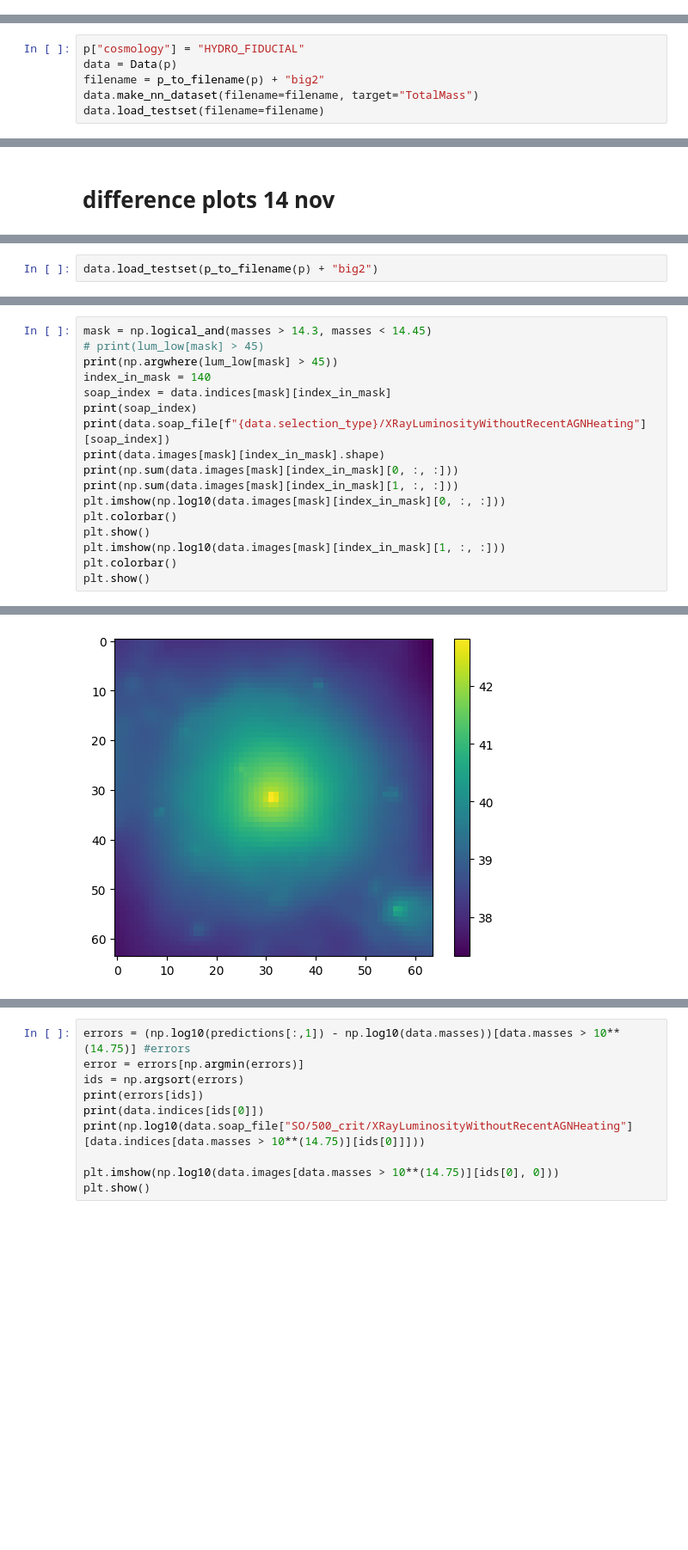
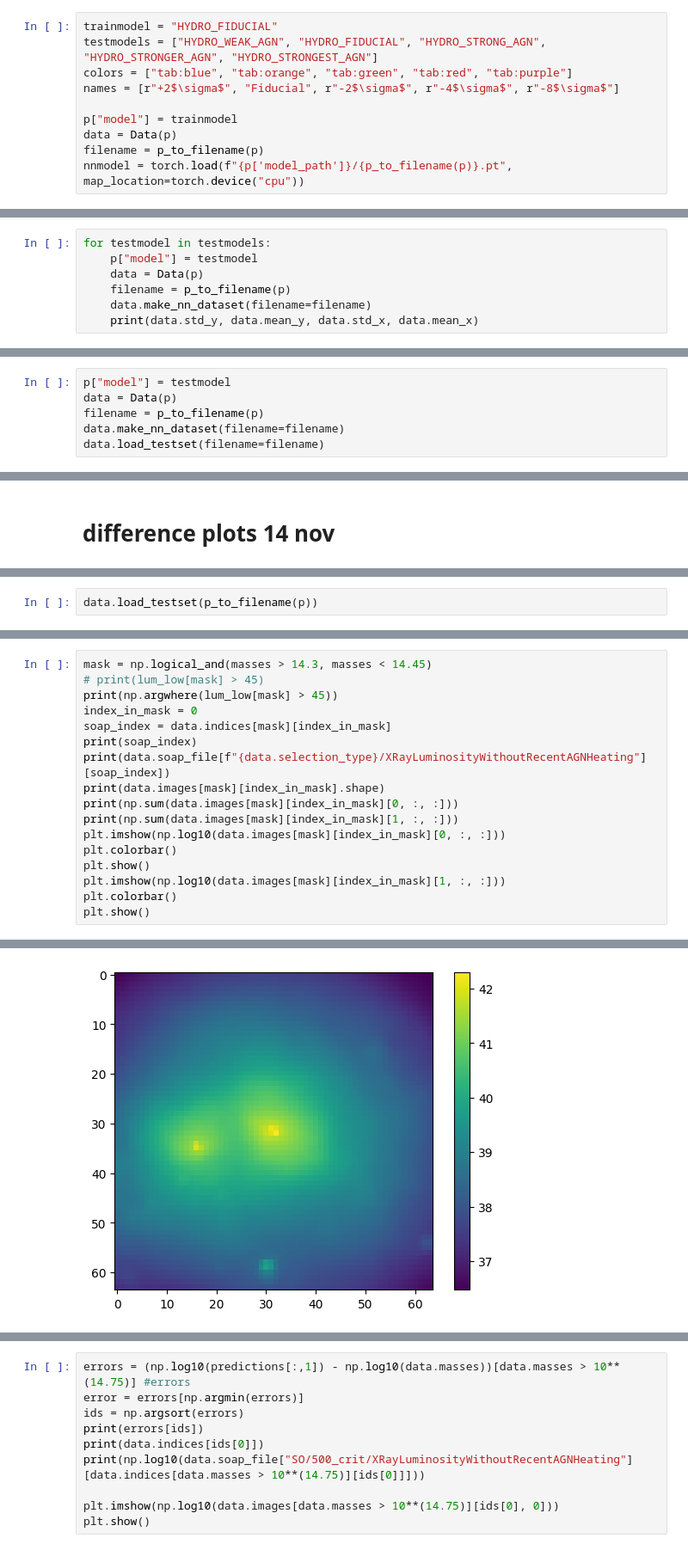
Before and after one commit to woutervantol/scriptie2, a Jupyter notebook: plots.ipynb, the cells around one changed output, grey strips where cells are left out. Shown at 86% size. Saved outputs shown, nothing was run; the diff lists cells and outputs as text; blank space fills up the shorter version.

```diff
--- a/plots.ipynb
+++ b/plots.ipynb
@@ -7,0 +23,10 @@ import matplotlib.pyplot as plt
+# %%
+trainmodel = "HYDRO_FIDUCIAL"
+testmodels = ["HYDRO_WEAK_AGN", "HYDRO_FIDUCIAL", "HYDRO_STRONG_AGN", "HYDRO_STRONGER_AGN", "HYDRO_STRONGEST_AGN"]
+colors = ["tab:blue", "tab:orange", "tab:green", "tab:red", "tab:purple"]
+names = [r"+2$\sigma$", "Fiducial", r"-2$\sigma$", r"-4$\sigma$", r"-8$\sigma$"]
+
+p["model"] = trainmodel
+data = Data(p)
+filename = p_to_filename(p)
+nnmodel = torch.load(f"{p['model_path']}/{p_to_filename(p)}.pt", map_location=torch.device("cpu"))
@@ -7,0 +182,7 @@ import matplotlib.pyplot as plt
+# %%
+for testmodel in testmodels:
+    p["model"] = testmodel
+    data = Data(p)
+    filename = p_to_filename(p)
+    data.make_nn_dataset(filename=filename)
+    print(data.std_y, data.mean_y, data.std_x, data.mean_x)
@@ -8,6 +195,6 @@ import matplotlib.pyplot as plt
 # %%
-p["cosmology"] = "HYDRO_FIDUCIAL"
+p["model"] = testmodel
 data = Data(p)
-filename = p_to_filename(p) + "big2"
-data.make_nn_dataset(filename=filename, target="TotalMass")
+filename = p_to_filename(p)
+data.make_nn_dataset(filename=filename)
 data.load_testset(filename=filename)
@@ -133,5 +400,5 @@ plt.show()
 # %%
-data.load_testset(p_to_filename(p) + "big2")
+data.load_testset(p_to_filename(p))
 # %%
 spl_low = np.load(f"{p['model_path']}/spline_fit_low.npy", allow_pickle=True)[()]
 spl_high = np.load(f"{p['model_path']}/spline_fit_high.npy", allow_pickle=True)[()]
@@ -168,7 +435,7 @@ plt.show()
 mask = np.logical_and(masses > 14.3, masses < 14.45)
 # print(lum_low[mask] > 45)
 print(np.argwhere(lum_low[mask] > 45))
-index_in_mask = 140
+index_in_mask = 0
 soap_index = data.indices[mask][index_in_mask]
 print(soap_index)
 print(data.soap_file[f"{data.selection_type}/XRayLuminosityWithoutRecentAGNHeating"][soap_index])
@@ -191 +458 @@ plt.show()
-[figure, old version]
+[figure, new version]
```
Also changed, not shown: parts of 15 cells of this notebook, 7 other files.
